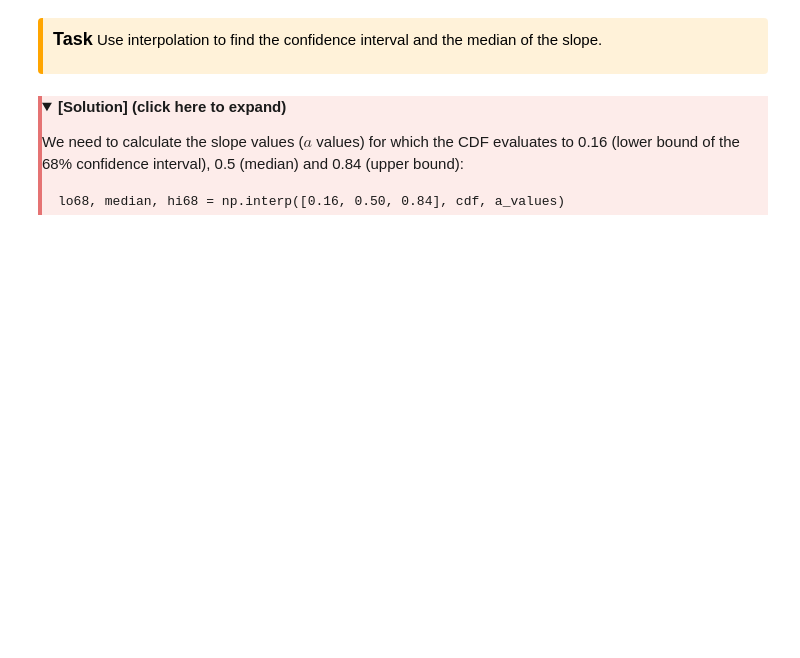
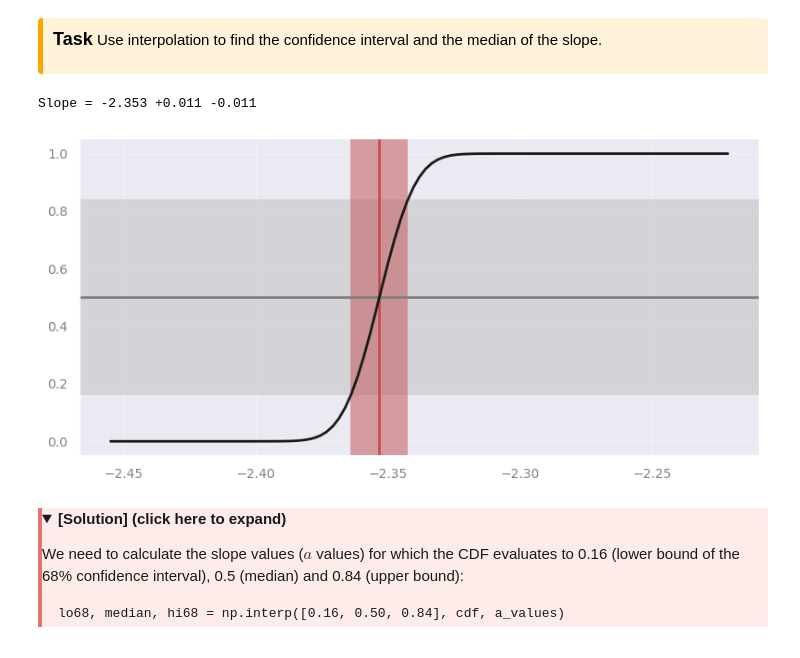
Before and after one commit to sghwang-cosmos/Astrostat-School-2026, a Jupyter notebook: MLE/MLE.ipynb, the cells around one changed output. Drawn from its saved outputs; the diff is of its cells as text; code cells hidden in the pictures; folded sections open; blank space fills up the shorter version.

```diff
--- a/MLE/MLE.ipynb
+++ b/MLE/MLE.ipynb
@@ -475,16 +486,19 @@ Use interpolation to find the confidence interval and the median of the slope.
 
 </div>
 # %%
-lo68, median, hi68 = np.interp(..., ..., ...)
+lo68, median, hi68 = np.interp([0.16, 0.5, 0.84], cdf, a_values)
 print(f"Slope = {median:.3f} +{hi68-median:.3f} -{median-lo68:.3f}")
 
 plt.figure()
 plt.axhspan(0.16, 0.84, facecolor="0.75", alpha=0.5, edgecolor="none")
 plt.axvspan(lo68, hi68, facecolor="r", alpha=0.5, edgecolor="none")
 plt.axvline(median, color="r")
 plt.axhline(0.50, color="0.5", ls="-")
 plt.plot(a_values, cdf, "k-")
 plt.show()
+# %% [output]
+Slope = -2.353 +0.011 -0.011
+[figure, added]
 # %% [markdown]
 <div style="border-left: 4px solid #e57373; padding-left: 1em; padding-top: 1em; padding-bottom: 1em; margin: 1em 0; background: #fdecea; color: #1a1a1a;">
 <details>
```
Also changed, not shown: parts of 11 cells of this notebook.
